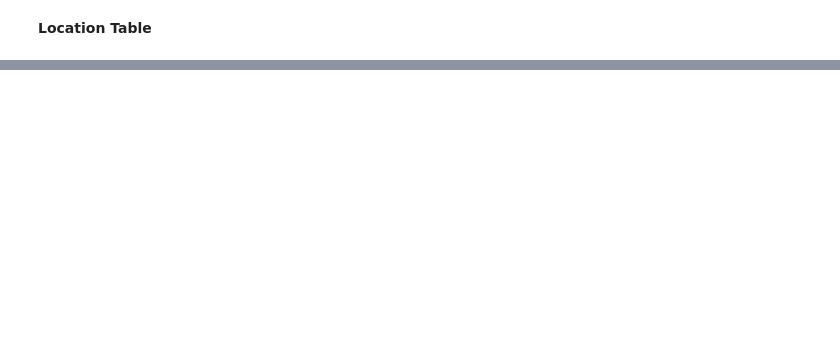
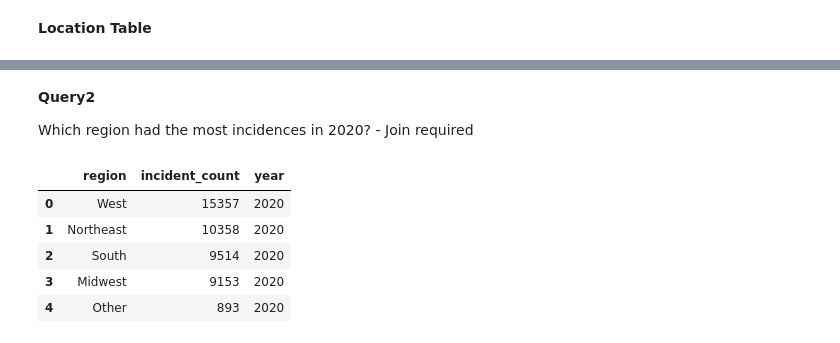
Before and after one commit to SakshiDS/etl_project, a Jupyter notebook: Hate Crime ETL Project.ipynb, the cells around one changed output, grey strips where cells are left out. Drawn from its saved outputs; the diff is of its cells as text; code cells hidden in the pictures; blank space fills up the shorter version.

```diff
--- a/Hate Crime ETL Project.ipynb
+++ b/Hate Crime ETL Project.ipynb
@@ -256,0 +286,24 @@ conn.close()
+# %% [markdown]
+**Query2**
+
+Which region had the most incidences in 2020? - Join required
+# %%
+with psycopg2.connect(host='localhost', dbname='postgres', user='postgres', password=password) as conn:
+
+    query2 = """SELECT region_name AS region, COUNT(incident_id) AS incident_count, data_year AS year
+                FROM incident AS i
+                LEFT JOIN location AS l
+                ON i.ori = l.ori
+                WHERE data_year = 2020
+                GROUP BY region_name, data_year
+                ORDER BY incident_count DESC"""
+    inc_region = pd.read_sql_query(query2,conn)
+
+inc_region.head()
+# %% [output]
+|  | region | incident_count | year |
+| 0 | West | 15357 | 2020 |
+| 1 | Northeast | 10358 | 2020 |
+| 2 | South | 9514 | 2020 |
+| 3 | Midwest | 9153 | 2020 |
+| 4 | Other | 893 | 2020 |
```
Also changed, not shown: parts of 15 cells of this notebook.
